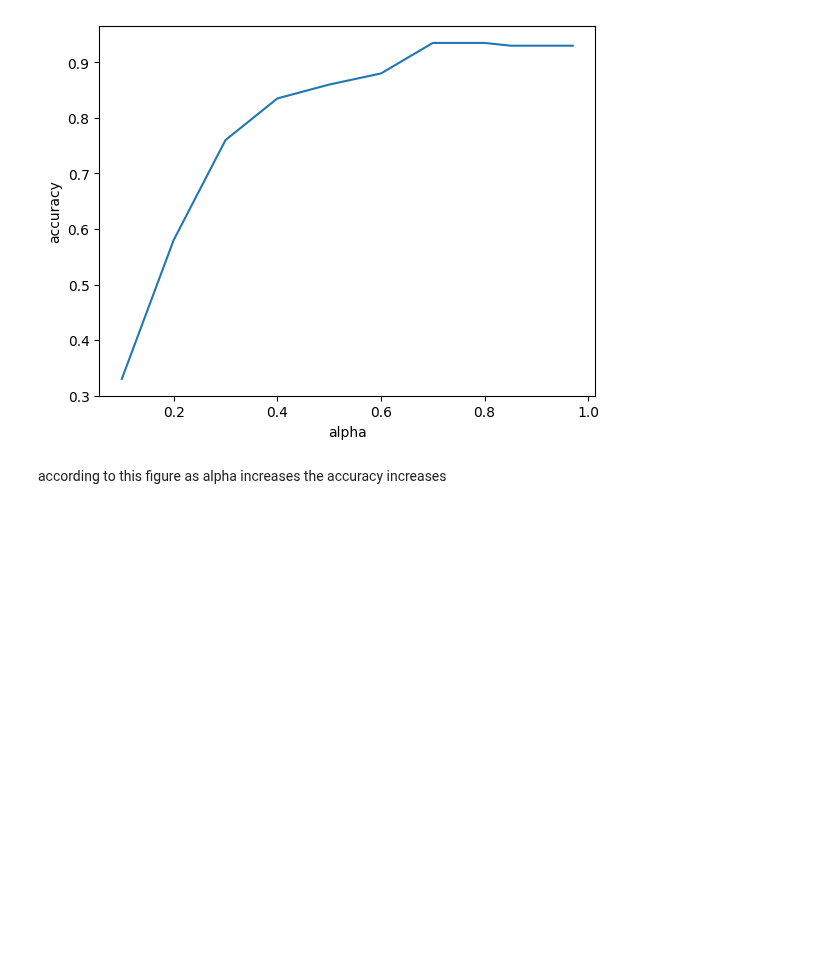
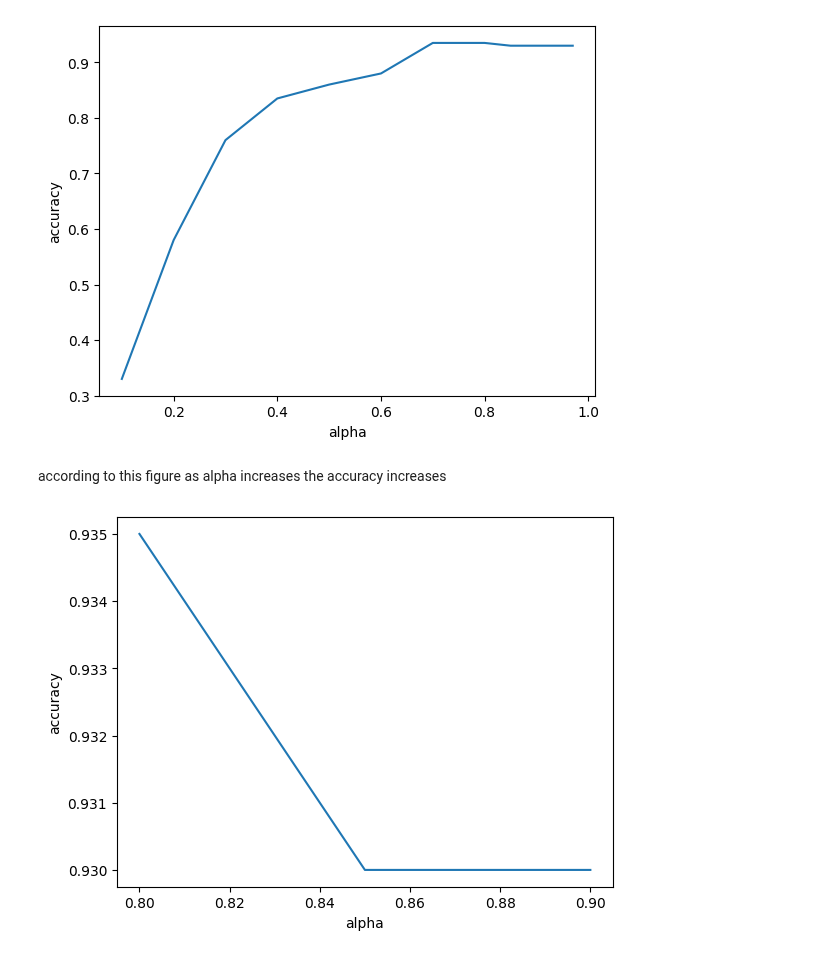
Before and after one commit to yousefkotp/Face-Recognition-Using-PCA-LDA, a Jupyter notebook: main.ipynb, the cells around one changed output. Drawn from its saved outputs; the diff is of its cells as text; code cells hidden in the pictures; blank space fills up the shorter version.

```diff
--- a/main.ipynb
+++ b/main.ipynb
@@ -135,3 +135,10 @@ plt.show()
 [figure]
 # %% [markdown]
 according to this figure as alpha increases the accuracy increases
+# %%
+plt.plot(alpha[7:10], scores[7:10])
+plt.xlabel("alpha")
+plt.ylabel("accuracy")
+plt.show()
+# %% [output]
+[figure, added]
```
